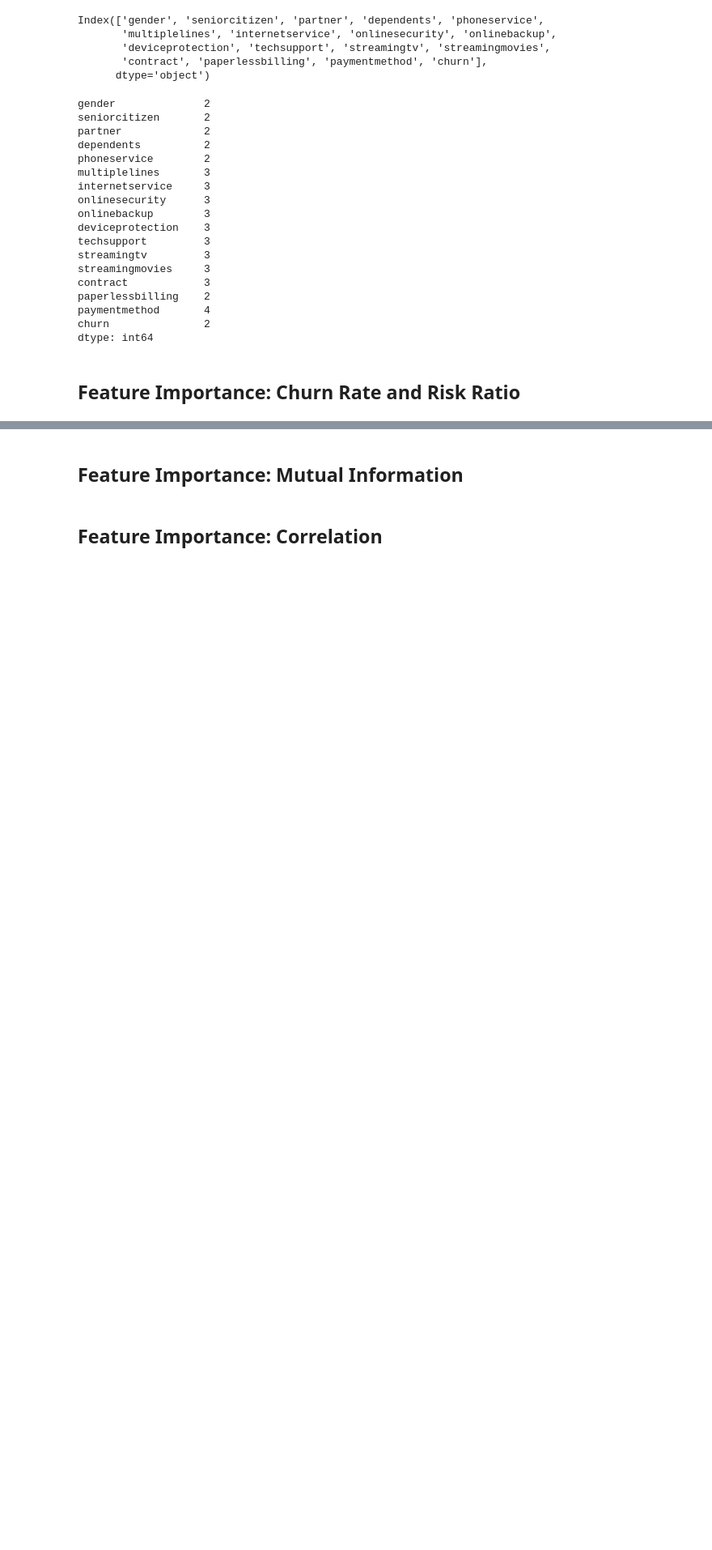
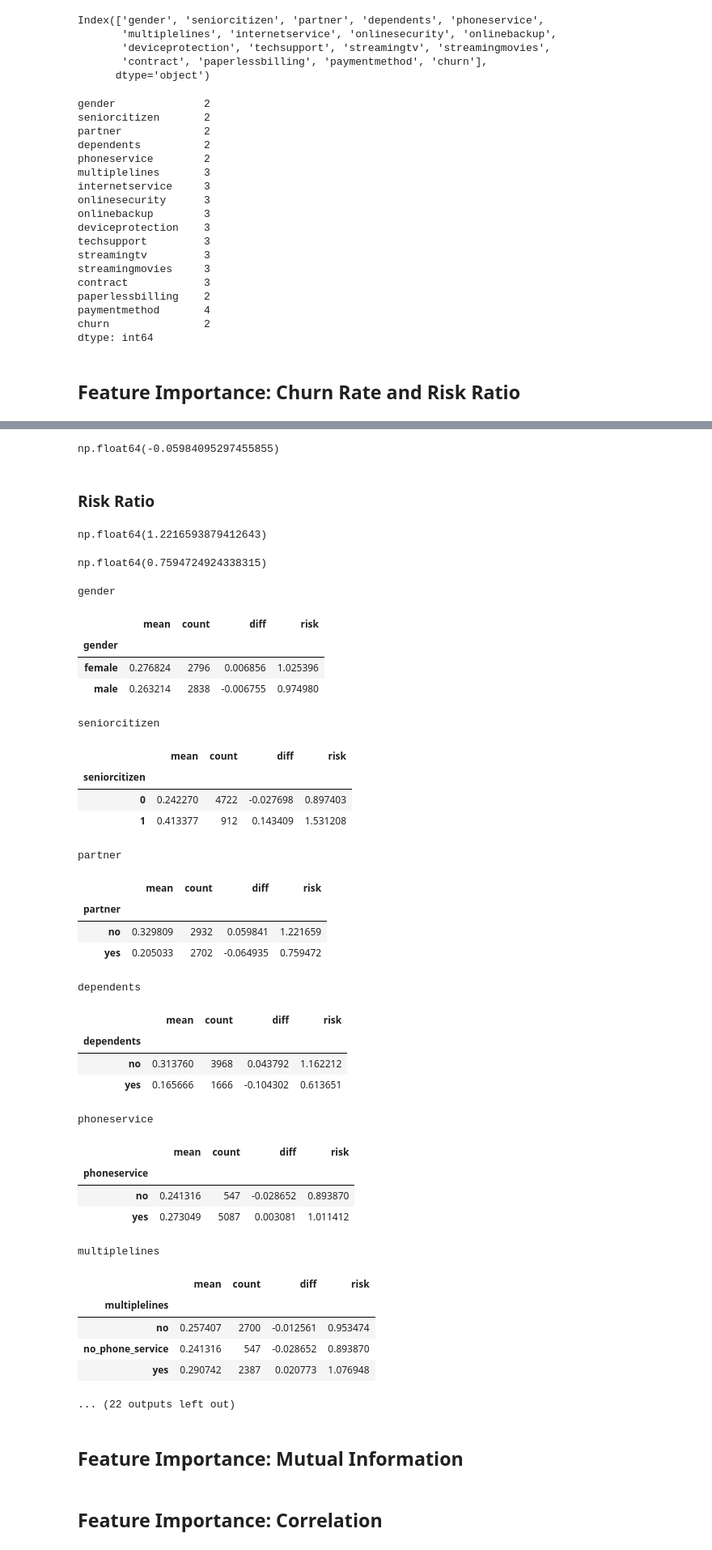
Before and after one commit to h-sutiwas/machine-learning-journey, a Jupyter notebook: 03-classification/Lesson_3.ipynb, the cells around one changed output, grey strips where cells are left out. Shown: that part at 81% size. Cells and saved outputs as stored; diff of their text form; code cells hidden in the pictures; blank space fills up the shorter version.

Commit message:
Feature Importance: Churn Rate and Risk Ratio

```diff
--- a/03-classification/Lesson_3.ipynb
+++ b/03-classification/Lesson_3.ipynb
@@ -247,3 +289,60 @@ dtype: int64
+# %%
+global_churn_rate - churn_no_partner
+# %% [output]
+np.float64(-0.05984095297455855)
+# %% [markdown]
+### Risk Ratio
+# %%
+churn_no_partner / global_churn_rate
+# %% [output]
+np.float64(1.2216593879412643)
+# %%
+churn_partner / global_churn_rate
+# %% [output]
+np.float64(0.7594724924338315)
+# %%
+from IPython.display import display
+
+for category in categorical:
+    print(category)
+    df_group = df_fulltrain.groupby(category).churn.agg(['mean', 'count'])
+    df_group['diff'] = df_group['mean'] - global_churn_rate
+    df_group['risk'] = df_group['mean'] / global_churn_rate
+    display(df_group)
+    print("\n" * 2)
+# %% [output]
+gender
+|  | mean | count | diff | risk |
+| gender |  |  |  |  |
+| female | 0.276824 | 2796 | 0.006856 | 1.025396 |
+| male | 0.263214 | 2838 | -0.006755 | 0.974980 |
+seniorcitizen
+|  | mean | count | diff | risk |
+| seniorcitizen |  |  |  |  |
+| 0 | 0.242270 | 4722 | -0.027698 | 0.897403 |
+| 1 | 0.413377 | 912 | 0.143409 | 1.531208 |
+partner
+|  | mean | count | diff | risk |
+| partner |  |  |  |  |
+| no | 0.329809 | 2932 | 0.059841 | 1.221659 |
+| yes | 0.205033 | 2702 | -0.064935 | 0.759472 |
+dependents
+|  | mean | count | diff | risk |
+| dependents |  |  |  |  |
+| no | 0.313760 | 3968 | 0.043792 | 1.162212 |
+| yes | 0.165666 | 1666 | -0.104302 | 0.613651 |
+phoneservice
+|  | mean | count | diff | risk |
+| phoneservice |  |  |  |  |
+| no | 0.241316 | 547 | -0.028652 | 0.893870 |
+| yes | 0.273049 | 5087 | 0.003081 | 1.011412 |
+multiplelines
+|  | mean | count | diff | risk |
+| multiplelines |  |  |  |  |
+| no | 0.257407 | 2700 | -0.012561 | 0.953474 |
+| no_phone_service | 0.241316 | 547 | -0.028652 | 0.893870 |
+| yes | 0.290742 | 2387 | 0.020773 | 1.076948 |
+... (22 outputs left out)
 # %% [markdown]
 ## **Feature Importance: Mutual Information**
 # %% [markdown]
```
Also changed, not shown: parts of 8 cells of this notebook.
